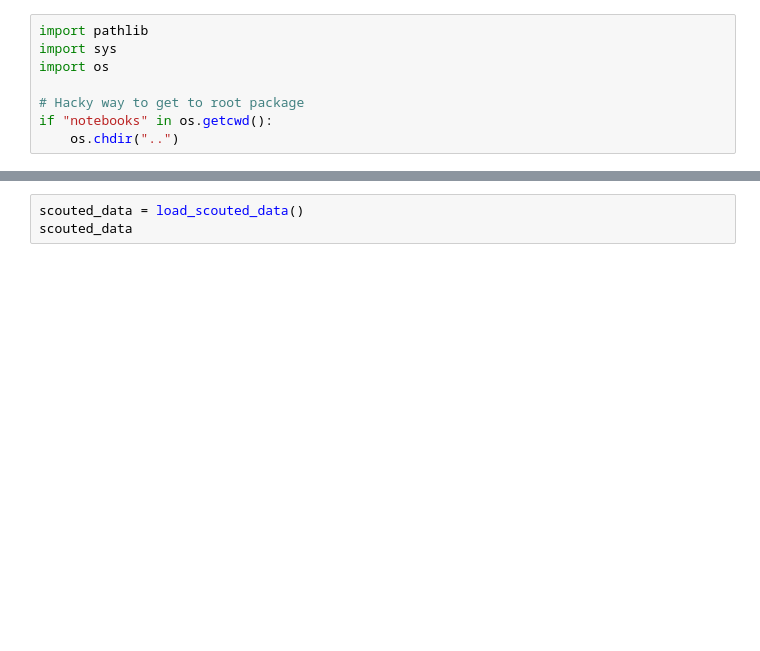
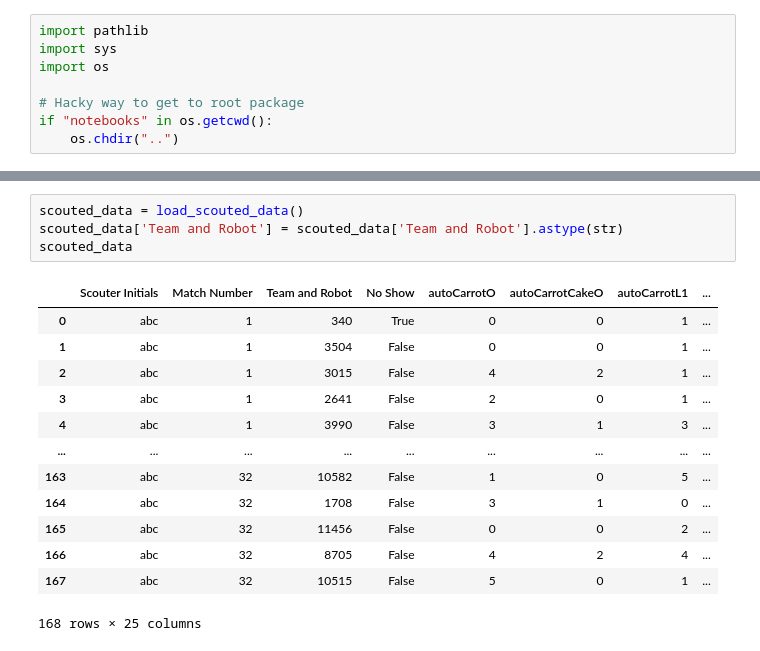
Before and after one commit to GirlsOfSteelRobotics/2026BunnyBotsScouting, a Jupyter notebook: notebooks/jeannine.ipynb, the cells around one changed output, grey strips where cells are left out. Drawn from its saved outputs; the diff is of its cells as text; blank space fills up the shorter version.

```diff
--- a/notebooks/jeannine.ipynb
+++ b/notebooks/jeannine.ipynb
@@ -18,6 +21,21 @@ pd.set_option('display.max_columns', None)
 # %%
 scouted_data = load_scouted_data()
+scouted_data['Team and Robot'] = scouted_data['Team and Robot'].astype(str)
 scouted_data
+# %% [output]
+|  | Scouter Initials | Match Number | Team and Robot | No Show | autoCarrotO | autoCarrotCakeO | autoCarrotL1 | ... |
+| 0 | abc | 1 | 340 | True | 0 | 0 | 1 | ... |
+| 1 | abc | 1 | 3504 | False | 0 | 0 | 1 | ... |
+| 2 | abc | 1 | 3015 | False | 4 | 2 | 1 | ... |
+| 3 | abc | 1 | 2641 | False | 2 | 0 | 1 | ... |
+| 4 | abc | 1 | 3990 | False | 3 | 1 | 3 | ... |
+| ... | ... | ... | ... | ... | ... | ... | ... | ... |
+| 163 | abc | 32 | 10582 | False | 1 | 0 | 5 | ... |
+| 164 | abc | 32 | 1708 | False | 3 | 1 | 0 | ... |
+| 165 | abc | 32 | 11456 | False | 0 | 0 | 2 | ... |
+| 166 | abc | 32 | 8705 | False | 4 | 2 | 4 | ... |
+| 167 | abc | 32 | 10515 | False | 5 | 0 | 1 | ... |
+168 rows × 25 columns
 # %%
 team_averages = scouted_data.groupby("Team and Robot").mean(numeric_only=True)
 team_averages
```
Also changed, not shown: parts of 4 cells of this notebook.
